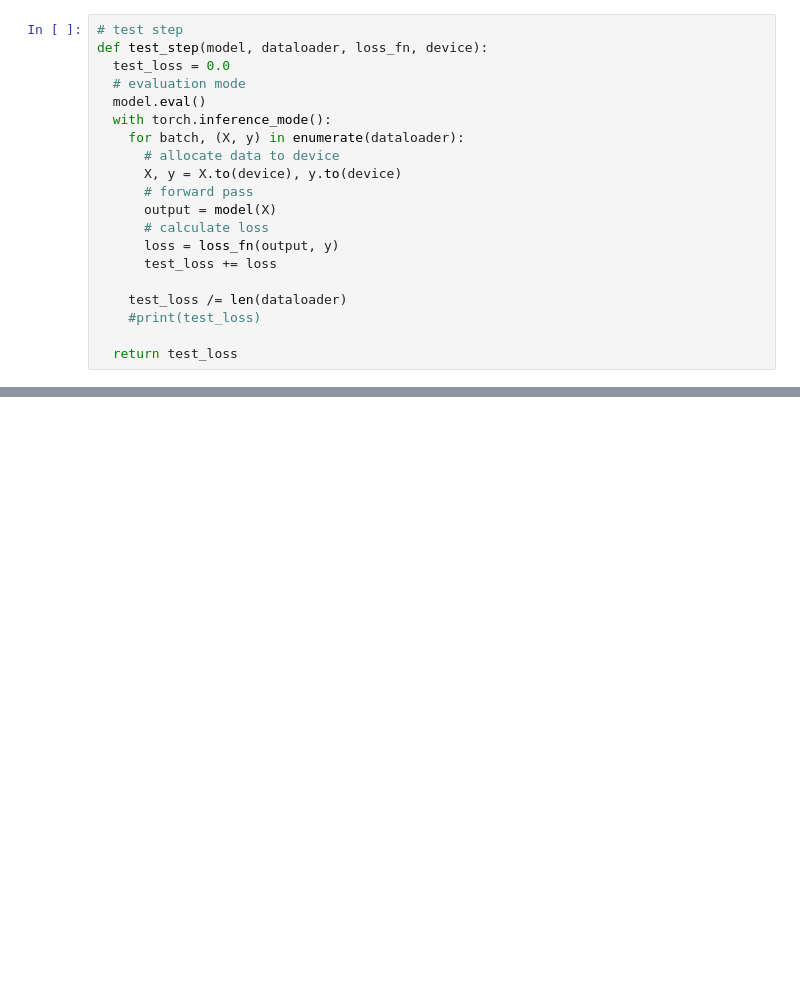
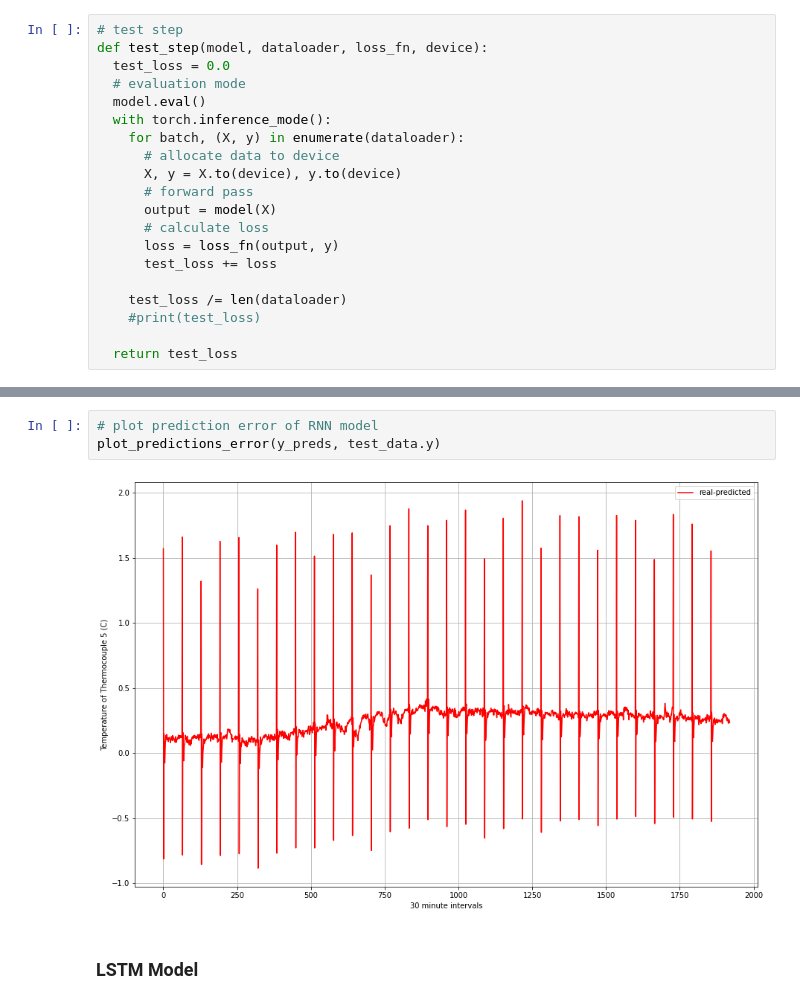
Before and after one commit to torrhen/cable_temperature_prediction, a Jupyter notebook: cable_temperature_prediction.ipynb, the cells around one changed output, grey strips where cells are left out. Cells and saved outputs as stored; diff of their text form; blank space fills up the shorter version.

```diff
--- a/cable_temperature_prediction.ipynb
+++ b/cable_temperature_prediction.ipynb
@@ -484,0 +374,7 @@ tensor([15.3600, 15.3600, 15.3700, 15.3800, 15.3800, 15.3900, 15.4000, 15.3900,
+# %%
+# plot prediction error of RNN model
+plot_predictions_error(y_preds, test_data.y)
+# %% [output]
+[figure, added]
+# %% [markdown]
+### LSTM Model
```
Also changed, not shown: parts of 46 cells of this notebook.
